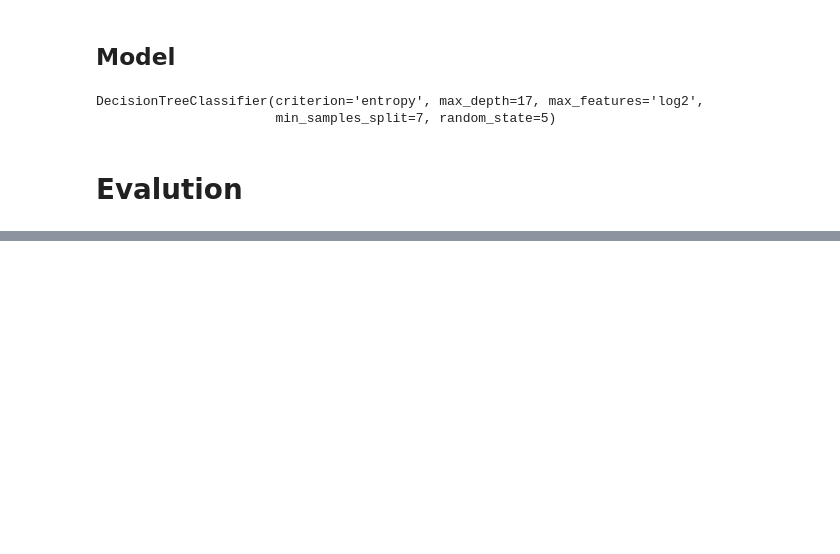
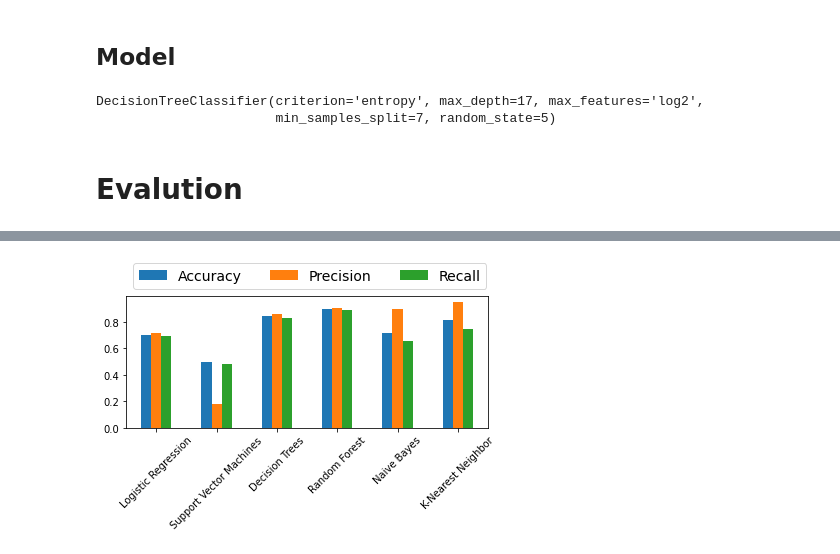
Before and after one commit to MAboElFottouh/AMIT, a Jupyter notebook: bank_project.ipynb, the cells around one changed output, grey strips where cells are left out. Cells and saved outputs as stored; diff of their text form; code cells hidden in the pictures; blank space fills up the shorter version.

```diff
--- a/bank_project.ipynb
+++ b/bank_project.ipynb
@@ -259,0 +285,17 @@ F1 score : 0.8347457627118644
+# %%
+from sklearn.metrics import accuracy_score, precision_score, recall_score
+
+accuracy, precision, recall = {}, {}, {}
+
+for key in models.keys():
+
+    # Fit the classifier model
+    models[key].fit(train_X, train_y)
+
+    # Prediction
+    predictions = models[key].predict(test_X)
+
+    # Calculate Accuracy, Precision and Recall Metrics
+    accuracy[key] = accuracy_score(predictions, test_y)
+    precision[key] = precision_score(predictions, test_y)
+    recall[key] = recall_score(predictions, test_y)
@@ -259,0 +310,9 @@ F1 score : 0.8347457627118644
+# %%
+import pandas as pd
+
+df_model = pd.DataFrame(index=models.keys(), columns=['Accuracy', 'Precision', 'Recall'])
+df_model['Accuracy'] = accuracy.values()
+df_model['Precision'] = precision.values()
+df_model['Recall'] = recall.values()
+
+df_model
@@ -259,0 +327,6 @@ F1 score : 0.8347457627118644
+# %%
+ax  = df_model.plot.bar(rot=45)
+ax.legend(ncol= len(models.keys()), bbox_to_anchor=(0, 1), loc='lower left', prop={'size': 14})
+plt.tight_layout()
+# %% [output]
+[figure, added]
```
Also changed, not shown: parts of 6 cells of this notebook.
